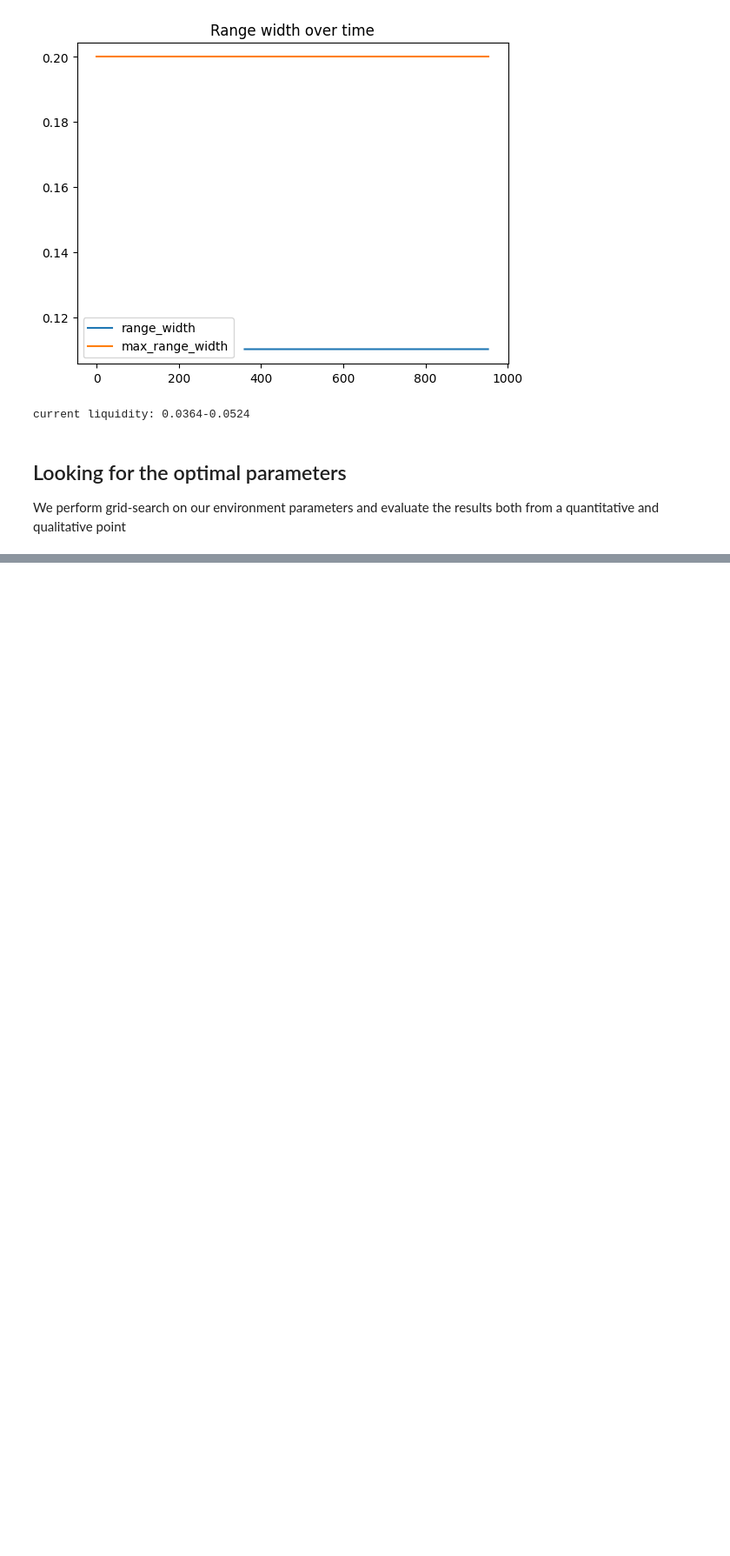
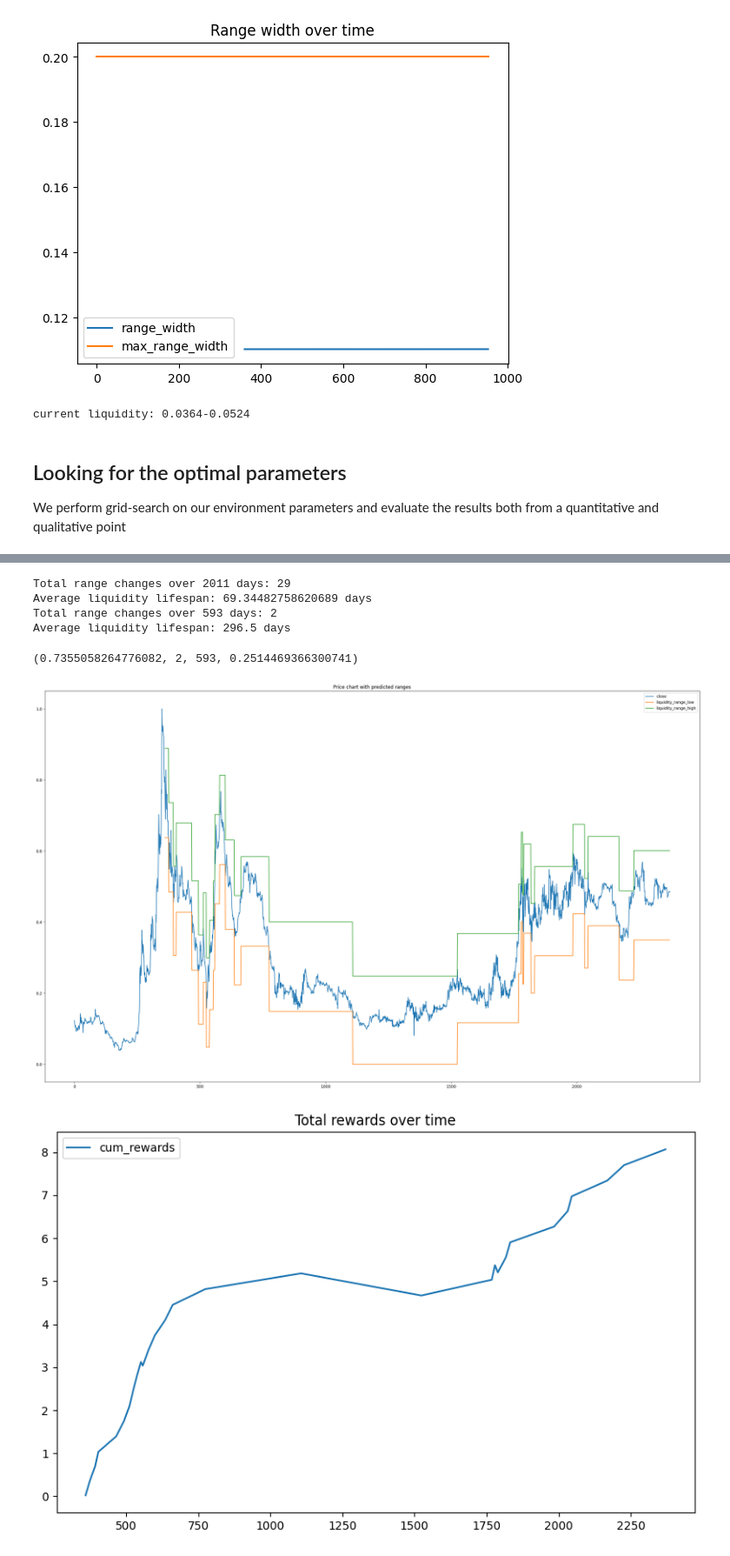
Before and after one commit to FrankMaseo/rl-range-setting, a Jupyter notebook: ETHBTC range training.ipynb, the cells around one changed output, grey strips where cells are left out. Shown at 87% size. Cells and saved outputs as stored; diff of their text form; code cells hidden in the pictures; blank space fills up the shorter version.

Commit message:
Added gridsearch results + final model evaluation

```diff
--- a/ETHBTC range training.ipynb
+++ b/ETHBTC range training.ipynb
@@ -413,7 +413,7 @@ Wrapping the env in a DummyVecEnv.
 from importlib import reload
 from environment.backtest import backtest_model
 
-total_rewards, range_changes, total_periods = backtest_model(env, model)
+total_rewards, range_changes, total_periods, avg_range_width = backtest_model(env, model)
 # %% [output]
 Total range changes over 2011 days: 96
 Average liquidity lifespan: 20.947916666666668 days
@@ -440,7 +440,7 @@ test_env = UniswapV3Env(
 )
 
 test_env._eval()
-test_total_rewards, test_range_changes, test_total_periods = backtest_model(test_env, model)
+test_total_rewards, test_range_changes, test_total_periods, avg_range_width = backtest_model(test_env, model)
 # %% [output]
 Total range changes over 593 days: 8
 Average liquidity lifespan: 74.125 days
@@ -523,7 +523,7 @@ for max_range_width in params['max_range_width']:
                 model.learn(total_timesteps=total_timesteps, callback=callback)
 
                 #backtesting will print the charts for qualitative estimates
-                total_rewards, total_ranges, total_periods = backtest_model(env, model, chart_title=simulation_id)
+                total_rewards, total_ranges, total_periods, avg_range_width = backtest_model(env, model, chart_title=simulation_id)
 
                 datalog.append({
                     'simulation_id': simulation_id,
@@ -562,0 +608,52 @@ Wrapping the env in a DummyVecEnv.
+# %%
+model_id = '546fd58a-5871-408d-a288-42ebb4000b48'
+lookback_periods = 360
+max_range_width = .3
+target_range_min_lifespan = 10
+min_lifespan_no_penalty = 7
+
+model = PPO.load(model_id + '.zip')
+
+env = UniswapV3Env(
+    price_data=training_set,
+    lookback_periods=lookback_periods,
+    penalties={
+        'range_change': 0,
+        'range_error': .9,
+        'range_too_wide': 0,
+        'price_out_of_range': .1
+    },
+    max_range_width = max_range_width,
+    range_setting_relative=RELATIVE_RANGE_SETTING,
+    cap_rewards=CAP_REWARDS,
+    target_range_min_lifespan=target_range_min_lifespan,
+    min_lifespan_no_penalty=min_lifespan_no_penalty,
+)
+
+test_env = UniswapV3Env(
+        price_data=test_set,
+        lookback_periods=lookback_periods,
+        penalties={
+            'range_change': 0,
+            'range_error': .9,
+            'range_too_wide': 0,
+            'price_out_of_range': .1
+        },
+        max_range_width = max_range_width,
+        range_setting_relative = RELATIVE_RANGE_SETTING,
+        cap_rewards=CAP_REWARDS,
+        target_range_min_lifespan=target_range_min_lifespan,
+        min_lifespan_no_penalty=min_lifespan_no_penalty,
+    )
+
+
+backtest_model(env     , model, show_plots=True, print_report=True)
+backtest_model(test_env, model, show_plots=True, print_report=True)
+# %% [output]
+Total range changes over 2011 days: 29
+Average liquidity lifespan: 69.34482758620689 days
+Total range changes over 593 days: 2
+Average liquidity lifespan: 296.5 days
+(0.7355058264776082, 2, 593, 0.2514469366300741)
+[figure, added]
+[figure, added]
```
Also changed, not shown: parts of 5 cells of this notebook, 1 other file.
